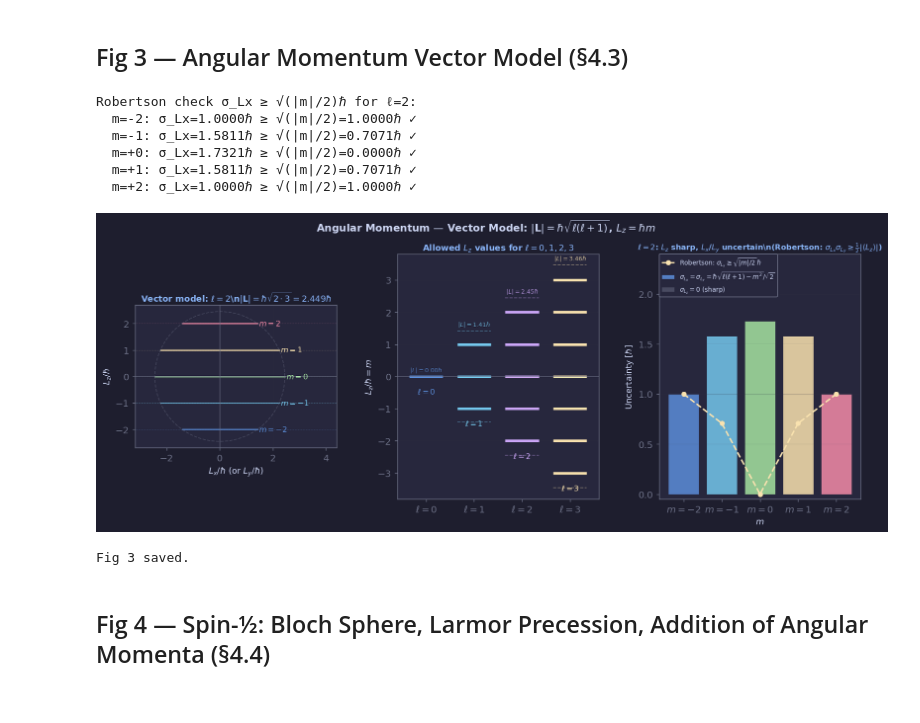
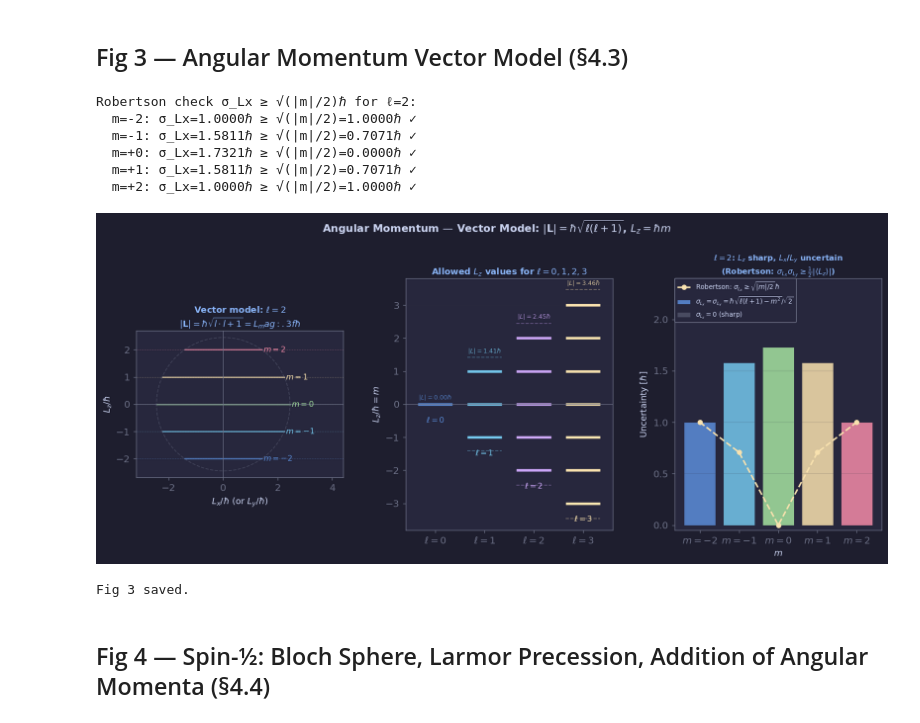
Before and after one commit to SeoulTechPSE/introduction_to_quantum_mechanics, a Jupyter notebook: qm_ch04_figures.ipynb, the cells around one changed output. Saved outputs shown, nothing was run; the diff lists cells and outputs as text; code cells hidden in the pictures.

```diff
--- a/qm_ch04_figures.ipynb
+++ b/qm_ch04_figures.ipynb
@@ -62,7 +62,7 @@ labels = [r'$Y_0^0$', r'$Y_1^0$', r'$Y_1^1$',
 
 fig = plt.figure(figsize=(13, 5.0), facecolor=BG)
 fig.suptitle(r'Spherical Harmonics $Y_\ell^m(\theta,\phi)$ — angular eigenfunctions of $\hat{L}^2$ and $\hat{L}_z$',
-             color=FG, fontsize=12, fontweight='bold', y=1.00)
+             color=FG, fontsize=12, fontweight='bold', y=1.02)
 
 for idx, ((l, m), lbl) in enumerate(zip(states, labels)):
     ax = fig.add_subplot(2, 3, idx+1, projection='3d',
@@ -99,7 +99,7 @@ for idx, ((l, m), lbl) in enumerate(zip(states, labels)):
         pane.set_edgecolor(MUTED)
         pane.set_alpha(0.1)
 
-    ax.set_title(fr'{lbl}  $(\ell={l}, m={m})$\n'
+    ax.set_title(fr'{lbl}  $(\ell={l}, m={m})$' +'\n'+
                  fr'$\|L\|=\hbar\sqrt{{{l}\cdot{l+1}}}$, $L_z={m}\hbar$',
                  #fr'norm={norm:.4f}',
                  fontsize=8, color=SKY, pad=2)
@@ -259,7 +259,7 @@ Normalisation checks  ∫r²|R_{nℓ}|²dr = 1:
 fig, axes = plt.subplots(1, 3, figsize=(13, 5.2),
                          gridspec_kw=dict(left=0.06, right=0.97, wspace=0.30))
 fig.suptitle(r'Angular Momentum — Vector Model: $|\mathbf{L}|=\hbar\sqrt{\ell(\ell+1)}$, $L_z=\hbar m$',
-             color=FG, fontsize=12, fontweight='bold', y=0.99)
+             color=FG, fontsize=12, fontweight='bold', y=1.06)
 
 colors_m = [BLUE, TEAL, GREEN, AMBER, RED]
 
@@ -287,7 +287,7 @@ ax.axhline(0, color=MUTED, lw=0.7)
 ax.axvline(0, color=MUTED, lw=0.7)
 ax.set_xlabel(r'$L_x/\hbar$ (or $L_y/\hbar$)')
 ax.set_ylabel(r'$L_z/\hbar$')
-ax.set_title(fr'Vector model: $\ell={l}$\n$|\mathbf{{L}}|=\hbar\sqrt{{{l}\cdot{l+1}}}={L_mag:.3f}\hbar$',
+ax.set_title(fr'Vector model: $\ell={l}$' +'\n' +'$|\mathbf{{L}}|=\hbar\sqrt{{{l}\cdot{l+1}}}={L_mag:.3f}\hbar$',
              color=SKY, fontsize=10, pad=4)
 ax.set_aspect('equal'); ax.grid(True, alpha=0.25)
 ax.set_xlim(-L_mag*1.3, L_mag*1.8)
@@ -342,35 +342,35 @@ ax3.plot(ms3, robertson_bound, color=AMBER, lw=1.8, ls='--', marker='o', ms=5,
 # Verify Robertson satisfied for all m
 print('Robertson check σ_Lx ≥ √(|m|/2)ℏ for ℓ=2:')
 for m, s in zip(ms3, sig_Lx):
     bound = np.sqrt(abs(m)/2)
     ok = s >= bound - 1e-10
     print(f'  m={m:+d}: σ_Lx={s:.4f}ℏ ≥ √(|m|/2)={bound:.4f}ℏ ✓' if ok else f'  m={m}: FAIL')
 
 ax3.set_xlabel(r'$m$')
 ax3.set_ylabel(r'Uncertainty $[\hbar]$')
-ax3.set_title(fr'$\ell={l}$: $L_z$ sharp, $L_x$/$L_y$ uncertain\n'
+ax3.set_title(fr'$\ell={l}$: $L_z$ sharp, $L_x$/$L_y$ uncertain' + '\n' +
               r'(Robertson: $\sigma_{{L_x}}\sigma_{{L_y}}\geq\frac{{1}}{{2}}|\langle L_z\rangle|$)',
               color=SKY, fontsize=9, pad=4)
 ax3.legend(fontsize=7.5, loc='upper left',
            bbox_to_anchor=(0.0, 1.0), borderaxespad=0,
            framealpha=0.90)
 ax3.grid(True, axis='y', alpha=0.25)
 ax3.set_ylim(-0.05, 2.4) #ax3.get_ylim()[1] if hasattr(ax3, '_ylim_set') else 1.5)
 ax3.set_xticks(ms3)
 ax3.set_xticklabels([fr'$m={m}$' for m in ms3])
 
 fig.subplots_adjust(top=0.88)
 plt.savefig('ch04_fig3_angular_momentum.png', **SAVEKW)
 plt.show()
 print('Fig 3 saved.')
 # %% [output]
 Robertson check σ_Lx ≥ √(|m|/2)ℏ for ℓ=2:
   m=-2: σ_Lx=1.0000ℏ ≥ √(|m|/2)=1.0000ℏ ✓
   m=-1: σ_Lx=1.5811ℏ ≥ √(|m|/2)=0.7071ℏ ✓
   m=+0: σ_Lx=1.7321ℏ ≥ √(|m|/2)=0.0000ℏ ✓
   m=+1: σ_Lx=1.5811ℏ ≥ √(|m|/2)=0.7071ℏ ✓
   m=+2: σ_Lx=1.0000ℏ ≥ √(|m|/2)=1.0000ℏ ✓
-[figure, old version]
+[figure, new version]
 Fig 3 saved.
 # %% [markdown]
 ## Fig 4 — Spin-½: Bloch Sphere, Larmor Precession, Addition of Angular Momenta (§4.4)
```
Also changed, not shown: parts of 5 cells of this notebook.
